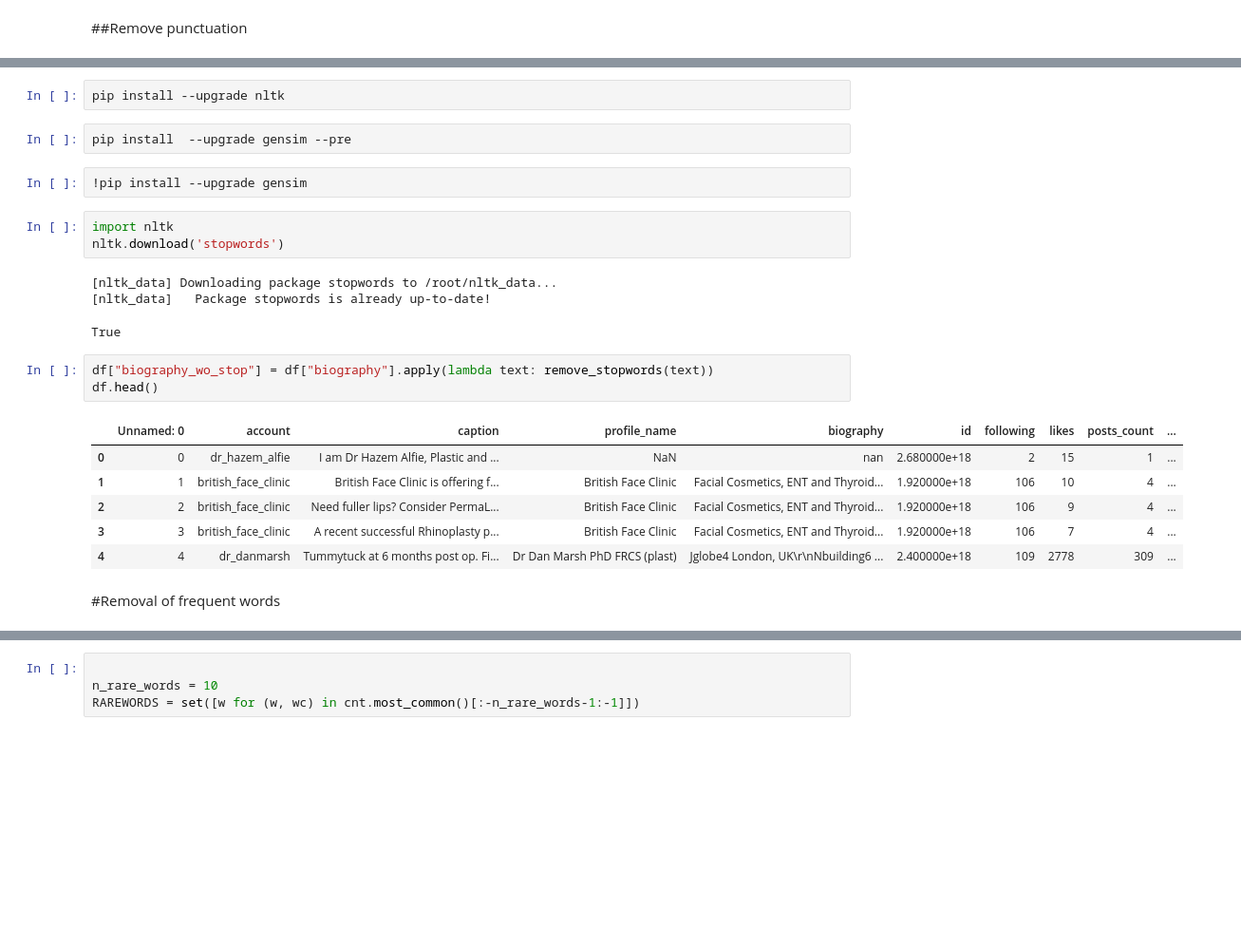
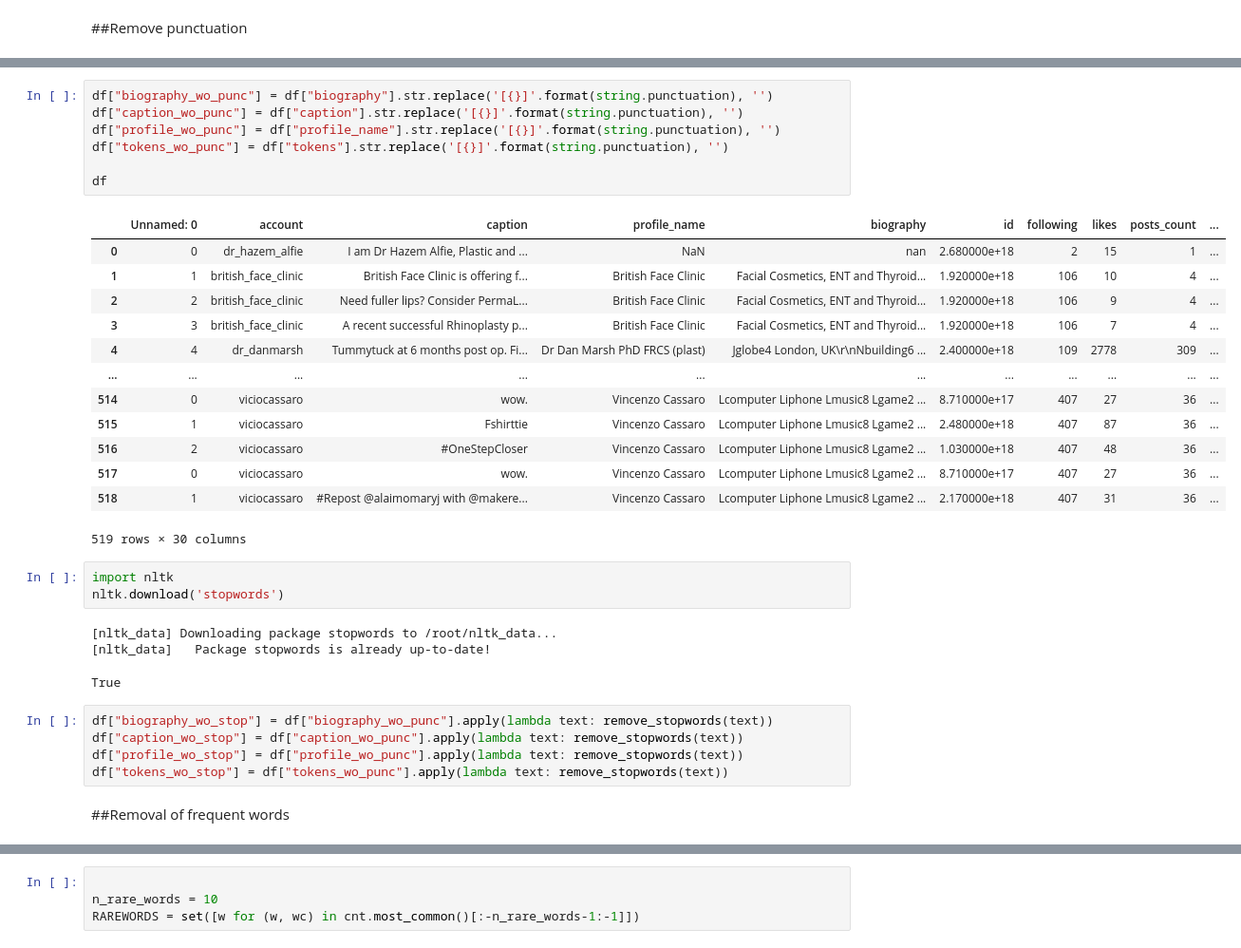
Before and after one commit to Zarmina97/NLP-project-, a Jupyter notebook: data_exploration.ipynb, the cells around one changed output, grey strips where cells are left out. Shown: that part at 95% size. Saved outputs shown, nothing was run; the diff lists cells and outputs as text; blank space fills up the shorter version.

```diff
--- a/data_exploration.ipynb
+++ b/data_exploration.ipynb
@@ -88,9 +84,24 @@ df.head()
-# %%
-pip install --upgrade nltk
-# %%
-pip install  --upgrade gensim --pre
-# %%
-!pip install --upgrade gensim
+# %%
+df["biography_wo_punc"] = df["biography"].str.replace('[{}]'.format(string.punctuation), '')
+df["caption_wo_punc"] = df["caption"].str.replace('[{}]'.format(string.punctuation), '')
+df["profile_wo_punc"] = df["profile_name"].str.replace('[{}]'.format(string.punctuation), '')
+df["tokens_wo_punc"] = df["tokens"].str.replace('[{}]'.format(string.punctuation), '')
+
+df
+# %% [output]
+|  | Unnamed: 0 | account | caption | profile_name | biography | id | following | likes | posts_count | ... |
+| 0 | 0 | dr_hazem_alfie | I am Dr Hazem Alfie, Plastic and ... | NaN | nan | 2.680000e+18 | 2 | 15 | 1 | ... |
+| 1 | 1 | british_face_clinic | British Face Clinic is offering f... | British Face Clinic | Facial Cosmetics, ENT and Thyroid... | 1.920000e+18 | 106 | 10 | 4 | ... |
+| 2 | 2 | british_face_clinic | Need fuller lips? Consider PermaL... | British Face Clinic | Facial Cosmetics, ENT and Thyroid... | 1.920000e+18 | 106 | 9 | 4 | ... |
+| 3 | 3 | british_face_clinic | A recent successful Rhinoplasty p... | British Face Clinic | Facial Cosmetics, ENT and Thyroid... | 1.920000e+18 | 106 | 7 | 4 | ... |
+| 4 | 4 | dr_danmarsh | Tummytuck at 6 months post op. Fi... | Dr Dan Marsh PhD FRCS (plast) | Jglobe4 London, UK\r\nNbuilding6 ... | 2.400000e+18 | 109 | 2778 | 309 | ... |
+| ... | ... | ... | ... | ... | ... | ... | ... | ... | ... | ... |
+| 514 | 0 | viciocassaro | wow. | Vincenzo Cassaro | Lcomputer Liphone Lmusic8 Lgame2 ... | 8.710000e+17 | 407 | 27 | 36 | ... |
+| 515 | 1 | viciocassaro | Fshirttie | Vincenzo Cassaro | Lcomputer Liphone Lmusic8 Lgame2 ... | 2.480000e+18 | 407 | 87 | 36 | ... |
+| 516 | 2 | viciocassaro | #OneStepCloser | Vincenzo Cassaro | Lcomputer Liphone Lmusic8 Lgame2 ... | 1.030000e+18 | 407 | 48 | 36 | ... |
+| 517 | 0 | viciocassaro | wow. | Vincenzo Cassaro | Lcomputer Liphone Lmusic8 Lgame2 ... | 8.710000e+17 | 407 | 27 | 36 | ... |
+| 518 | 1 | viciocassaro | #Repost @alaimomaryj with @makere... | Vincenzo Cassaro | Lcomputer Liphone Lmusic8 Lgame2 ... | 2.170000e+18 | 407 | 31 | 36 | ... |
+519 rows × 30 columns
 # %%
 import nltk
 nltk.download('stopwords')
@@ -98,18 +109,13 @@ nltk.download('stopwords')
 [nltk_data] Downloading package stopwords to /root/nltk_data...
 [nltk_data]   Package stopwords is already up-to-date!
 True
-# %%
-df["biography_wo_stop"] = df["biography"].apply(lambda text: remove_stopwords(text))
-df.head()
-# %% [output]
-|  | Unnamed: 0 | account | caption | profile_name | biography | id | following | likes | posts_count | ... |
-| 0 | 0 | dr_hazem_alfie | I am Dr Hazem Alfie, Plastic and ... | NaN | nan | 2.680000e+18 | 2 | 15 | 1 | ... |
-| 1 | 1 | british_face_clinic | British Face Clinic is offering f... | British Face Clinic | Facial Cosmetics, ENT and Thyroid... | 1.920000e+18 | 106 | 10 | 4 | ... |
-| 2 | 2 | british_face_clinic | Need fuller lips? Consider PermaL... | British Face Clinic | Facial Cosmetics, ENT and Thyroid... | 1.920000e+18 | 106 | 9 | 4 | ... |
-| 3 | 3 | british_face_clinic | A recent successful Rhinoplasty p... | British Face Clinic | Facial Cosmetics, ENT and Thyroid... | 1.920000e+18 | 106 | 7 | 4 | ... |
-| 4 | 4 | dr_danmarsh | Tummytuck at 6 months post op. Fi... | Dr Dan Marsh PhD FRCS (plast) | Jglobe4 London, UK\r\nNbuilding6 ... | 2.400000e+18 | 109 | 2778 | 309 | ... |
+# %%
+df["biography_wo_stop"] = df["biography_wo_punc"].apply(lambda text: remove_stopwords(text))
+df["caption_wo_stop"] = df["caption_wo_punc"].apply(lambda text: remove_stopwords(text))
+df["profile_wo_stop"] = df["profile_wo_punc"].apply(lambda text: remove_stopwords(text))
+df["tokens_wo_stop"] = df["tokens_wo_punc"].apply(lambda text: remove_stopwords(text))
 # %% [markdown]
-#Removal of frequent words
+##Removal of frequent words
 # %%
 from collections import Counter
 cnt = Counter()
```
Also changed, not shown: parts of 31 cells of this notebook.
